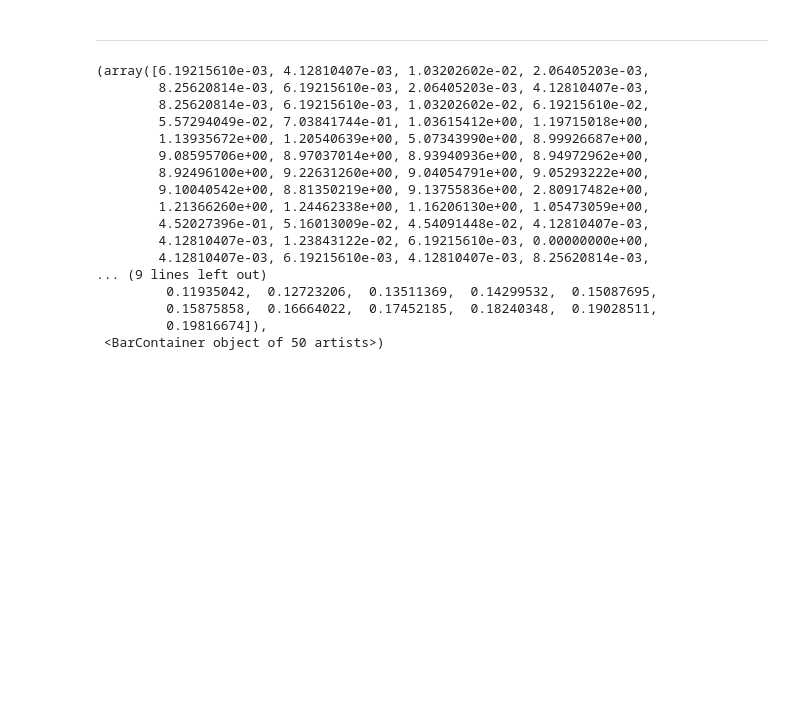
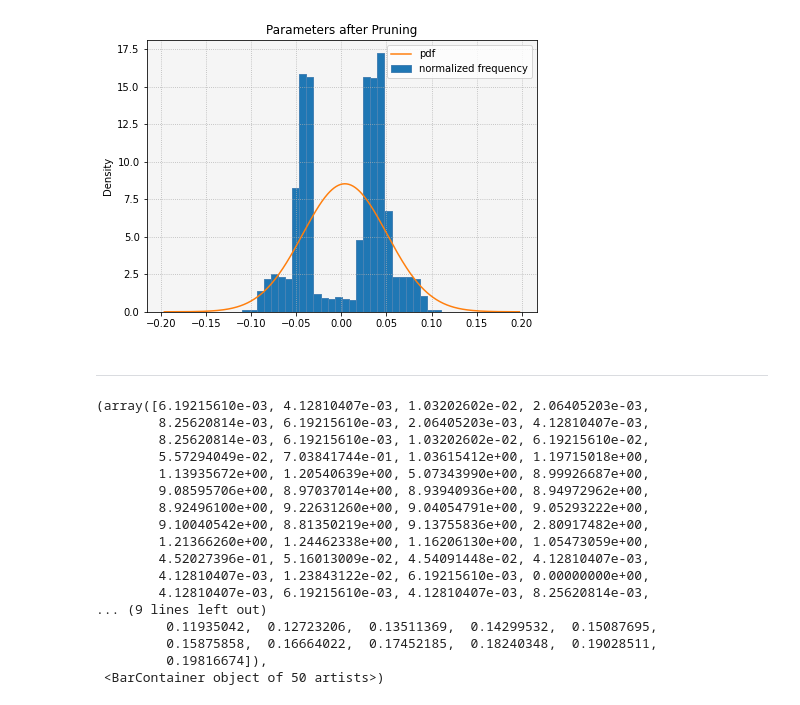
Before and after one commit to wwwfan628/nn_compression, a Jupyter notebook: notebooks/weights_distribution_compare.ipynb, the cells around one changed output. Saved outputs shown, nothing was run; the diff lists cells and outputs as text; code cells hidden in the pictures; blank space fills up the shorter version.

```diff
--- a/notebooks/weights_distribution_compare.ipynb
+++ b/notebooks/weights_distribution_compare.ipynb
@@ -110,0 +100,14 @@ fig.savefig(fig_name)
+# %%
+prune_weights_array = np.zeros(0)
+prune_weights_orig = []
+prune_weights_mask = []
+for (key,value) in prune_param_dict.items():
+    if 'weight_orig' in key:
+        print(key)
+        prune_weights_orig.append(value)
+    elif 'weight_mask' in key:
+        print(key)
+        prune_weights_mask.append(value)
+for idx in range(len(prune_weights_orig)):
+    weights = prune_weights_orig[idx] * prune_weights_mask[idx]
+    prune_weights_array = np.append(prune_weights_array, weights)
@@ -111,3 +125,22 @@ fig.savefig(fig_name)
+# %%
+prune_weights_array = prune_weights_array[prune_weights_array!=0]
+# %%
+fig, ax = plt.subplots(figsize=(7,5),nrows=1, ncols=1)
+fig.patch.set_facecolor('w')
+ax.grid(linestyle='dotted')
+ax.set_facecolor('whitesmoke')
+ax.set_ylabel('Density')
+bin_edges = np.histogram(prune_weights_array,bins=500)[1]
+plt.hist(prune_weights_array,bins=50, edgecolor='steelblue',density=True, stacked=True)
+loc, std = stats.norm.fit(prune_weights_array)
+plt.plot(bin_edges,stats.norm.pdf(bin_edges, loc=loc, scale=std))
+ax.legend(['pdf','normalized frequency'])
+ax.title.set_text('Parameters after Pruning')
+plt.show()
+fig_name = 'prune_weights_distribution_' + model_name + '_' + dataset_name + '_train_index.png'
+fig.savefig(fig_name)
+# %% [output]
+[figure, added]
 # %% [markdown]
 -----
 # %%
```
Also changed, not shown: parts of 9 cells of this notebook, 1 other file.
